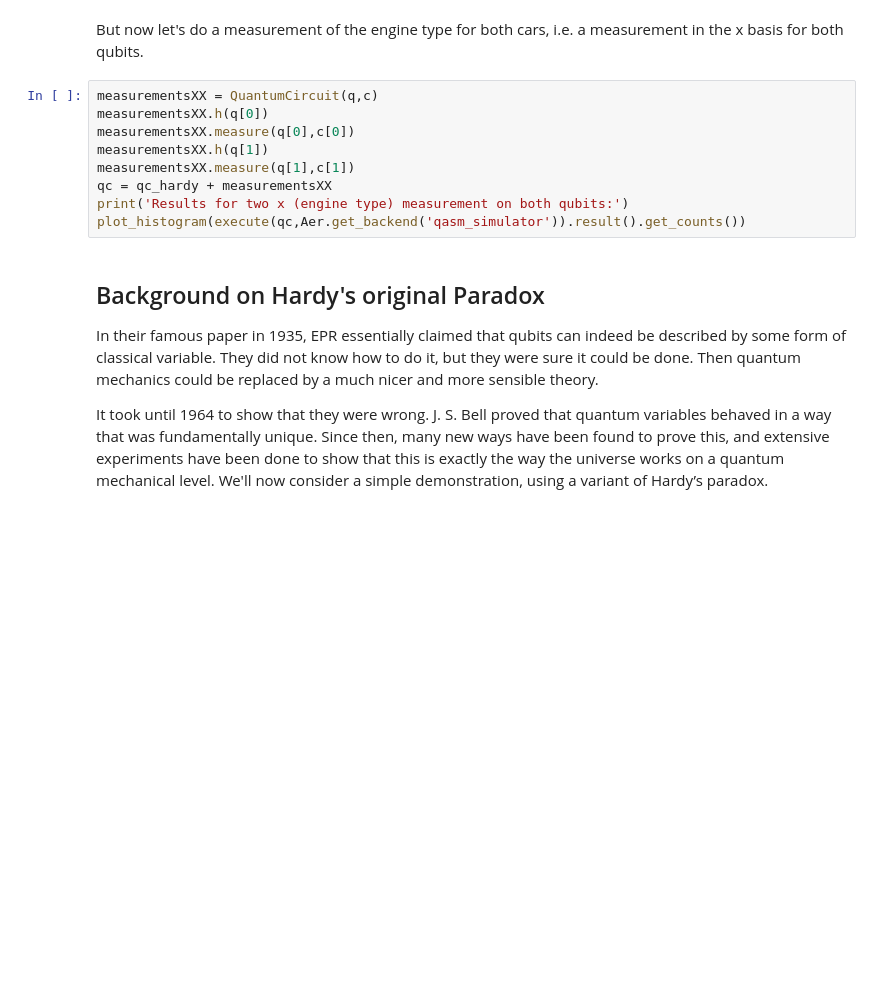
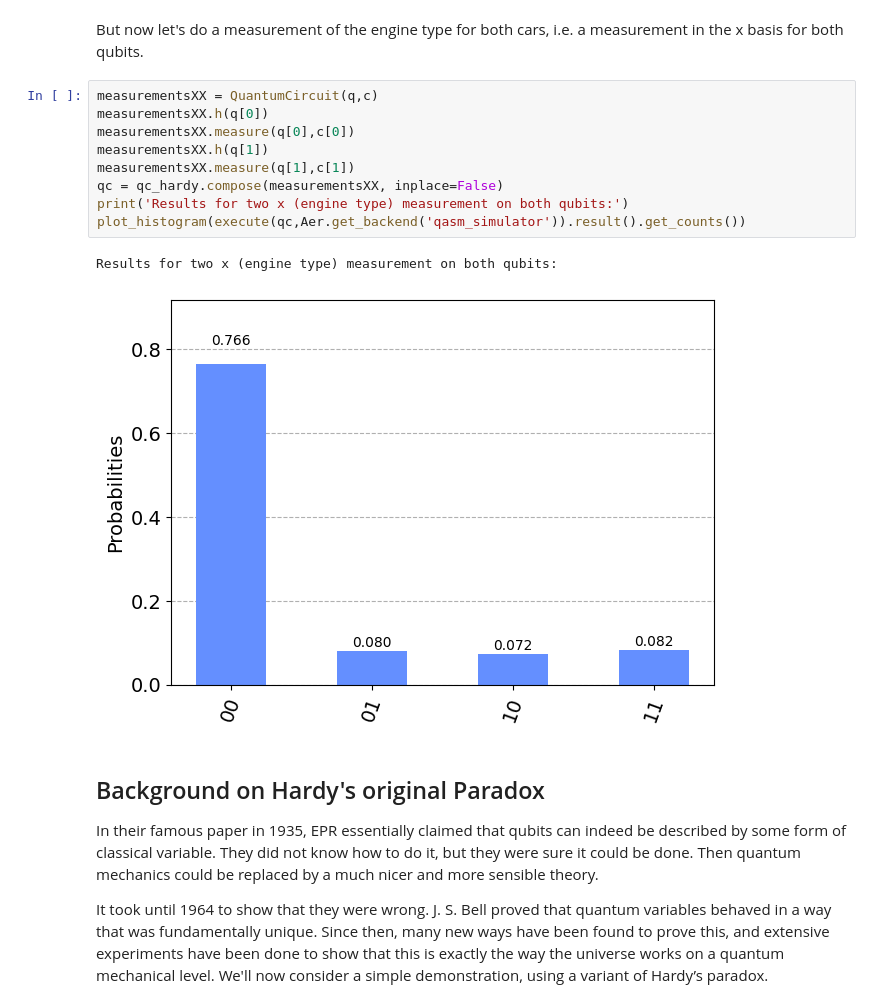
Before and after one commit to JanLahmann/Fun-with-Quantum, a Jupyter notebook: Hardys-Paradox.ipynb, the cells around one changed output. Cells and saved outputs as stored; diff of their text form; blank space fills up the shorter version.

```diff
--- a/Hardys-Paradox.ipynb
+++ b/Hardys-Paradox.ipynb
@@ -177,12 +176,15 @@ But now let's do a measurement of the engine type for both cars, i.e. a measurem
 # %%
 measurementsXX = QuantumCircuit(q,c)
 measurementsXX.h(q[0])
 measurementsXX.measure(q[0],c[0])
 measurementsXX.h(q[1])
 measurementsXX.measure(q[1],c[1])
-qc = qc_hardy + measurementsXX
+qc = qc_hardy.compose(measurementsXX, inplace=False)
 print('Results for two x (engine type) measurement on both qubits:')
 plot_histogram(execute(qc,Aer.get_backend('qasm_simulator')).result().get_counts())
+# %% [output]
+Results for two x (engine type) measurement on both qubits:
+[figure, added]
 # %% [markdown]
 ## Background on Hardy's original Paradox
 
```
Also changed, not shown: parts of 6 cells of this notebook, 1 other file.
